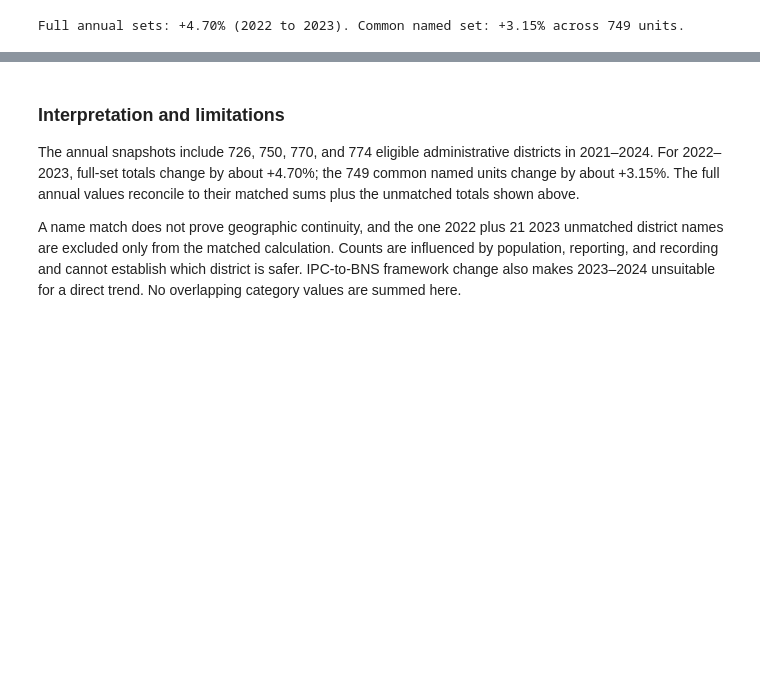
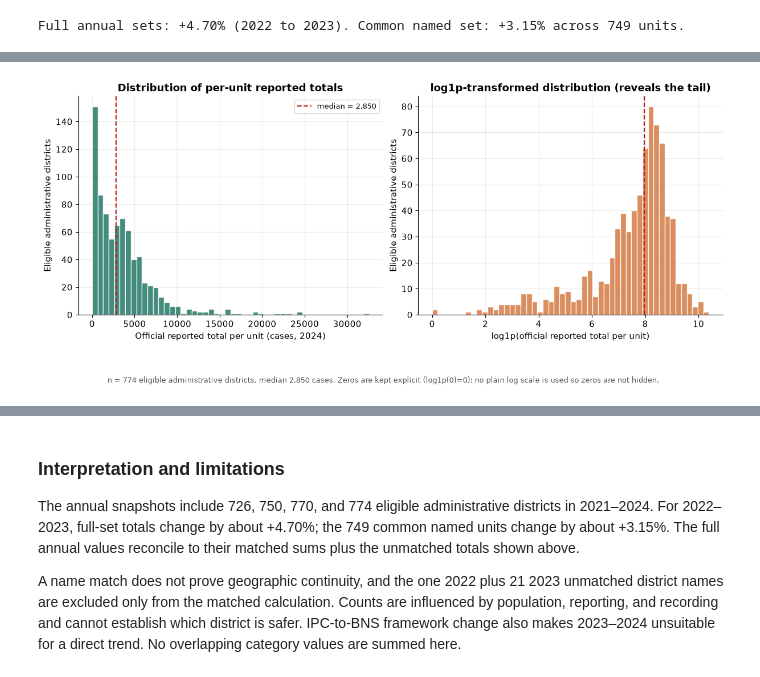
Before and after one commit to kiran-8287/crimescope, a Jupyter notebook: notebooks/02_statistics_and_trends.ipynb, the cells around one changed output, grey strips where cells are left out. Saved outputs shown, nothing was run; the diff lists cells and outputs as text; code cells hidden in the pictures; blank space fills up the shorter version.

```diff
--- a/notebooks/02_statistics_and_trends.ipynb
+++ b/notebooks/02_statistics_and_trends.ipynb
@@ -181,0 +234,24 @@ plt.show()
+# %%
+
+# Figure N02-02 · reporting_unit_totals_distribution_2024
+# Histogram of per-unit official totals plus a log1p histogram to reveal the tail.
+official_2024 = np.array(list(unit_values[2024].values()))
+
+fig, axes = plt.subplots(1, 2, figsize=(12, 4.6), constrained_layout=True)
+axes[0].hist(official_2024, bins=50, color=PRIMARY, alpha=0.85, edgecolor="white")
+axes[0].axvline(np.median(official_2024), color=RED, ls="--", lw=1.5,
+                label=f"median = {np.median(official_2024):,.0f}")
+axes[0].set_xlabel("Official reported total per unit (cases, 2024)")
+axes[0].set_ylabel("Eligible administrative districts")
+axes[0].set_title("Distribution of per-unit reported totals")
+axes[0].legend(fontsize=9)
+axes[1].hist(np.log1p(official_2024), bins=50, color=ACCENT, alpha=0.85, edgecolor="white")
+axes[1].axvline(np.log1p(np.median(official_2024)), color=RED, ls="--", lw=1.5)
+axes[1].set_xlabel("log1p(official reported total per unit)")
+axes[1].set_ylabel("Eligible administrative districts")
+axes[1].set_title("log1p-transformed distribution (reveals the tail)")
+fig_note(fig, f"n = {len(official_2024)} eligible administrative districts, median {np.median(official_2024):,.0f} cases. "
+              "Zeros are kept explicit (log1p(0)=0); no plain log scale is used so zeros are not hidden.")
+plt.show()
+# %% [output]
+[figure, added]
```
Also changed, not shown: parts of 14 cells of this notebook, 51 other files.
